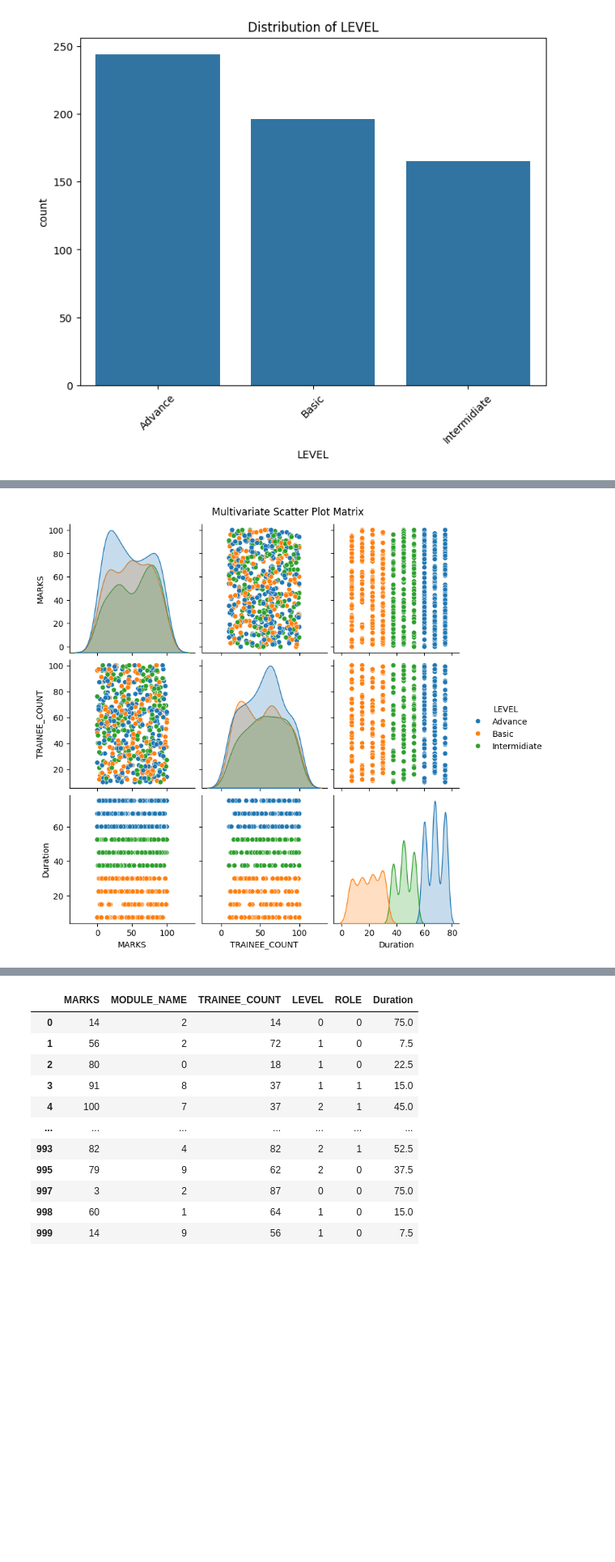
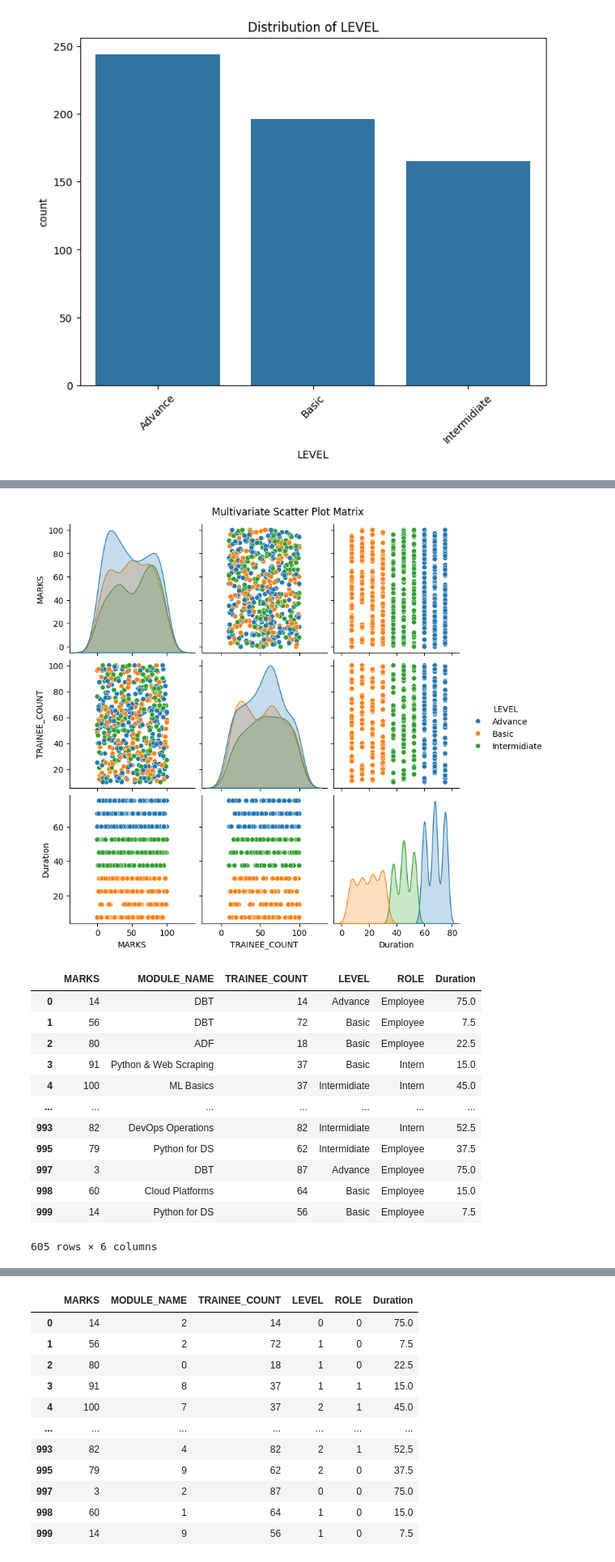
Before and after one commit to RajibJman/Data-Science, a Jupyter notebook: ml_data/transform.ipynb, the cells around one changed output, grey strips where cells are left out. Shown at 81% size. Drawn from its saved outputs; the diff is of its cells as text; code cells hidden in the pictures; blank space fills up the shorter version.

```diff
--- a/ml_data/transform.ipynb
+++ b/ml_data/transform.ipynb
@@ -379,10 +414,28 @@ plt.show()
 # %%
+df
+
 # Multivariate scatter plot matrix
 sns.pairplot(df, hue='LEVEL', diag_kind='kde')
 plt.suptitle('Multivariate Scatter Plot Matrix', y=1.02)
 plt.show()
+
+
+df
 # %% [output]
 [figure]
+|  | MARKS | MODULE_NAME | TRAINEE_COUNT | LEVEL | ROLE | Duration |
+| 0 | 14 | DBT | 14 | Advance | Employee | 75.0 |
+| 1 | 56 | DBT | 72 | Basic | Employee | 7.5 |
+| 2 | 80 | ADF | 18 | Basic | Employee | 22.5 |
+| 3 | 91 | Python & Web Scraping | 37 | Basic | Intern | 15.0 |
+| 4 | 100 | ML Basics | 37 | Intermidiate | Intern | 45.0 |
+| ... | ... | ... | ... | ... | ... | ... |
+| 993 | 82 | DevOps Operations | 82 | Intermidiate | Intern | 52.5 |
+| 995 | 79 | Python for DS | 62 | Intermidiate | Employee | 37.5 |
+| 997 | 3 | DBT | 87 | Advance | Employee | 75.0 |
+| 998 | 60 | Cloud Platforms | 64 | Basic | Employee | 15.0 |
+| 999 | 14 | Python for DS | 56 | Basic | Employee | 7.5 |
+605 rows × 6 columns
 # %%
 from sklearn.preprocessing import LabelEncoder
 
```
Also changed, not shown: parts of 10 cells of this notebook, 7 other files.
